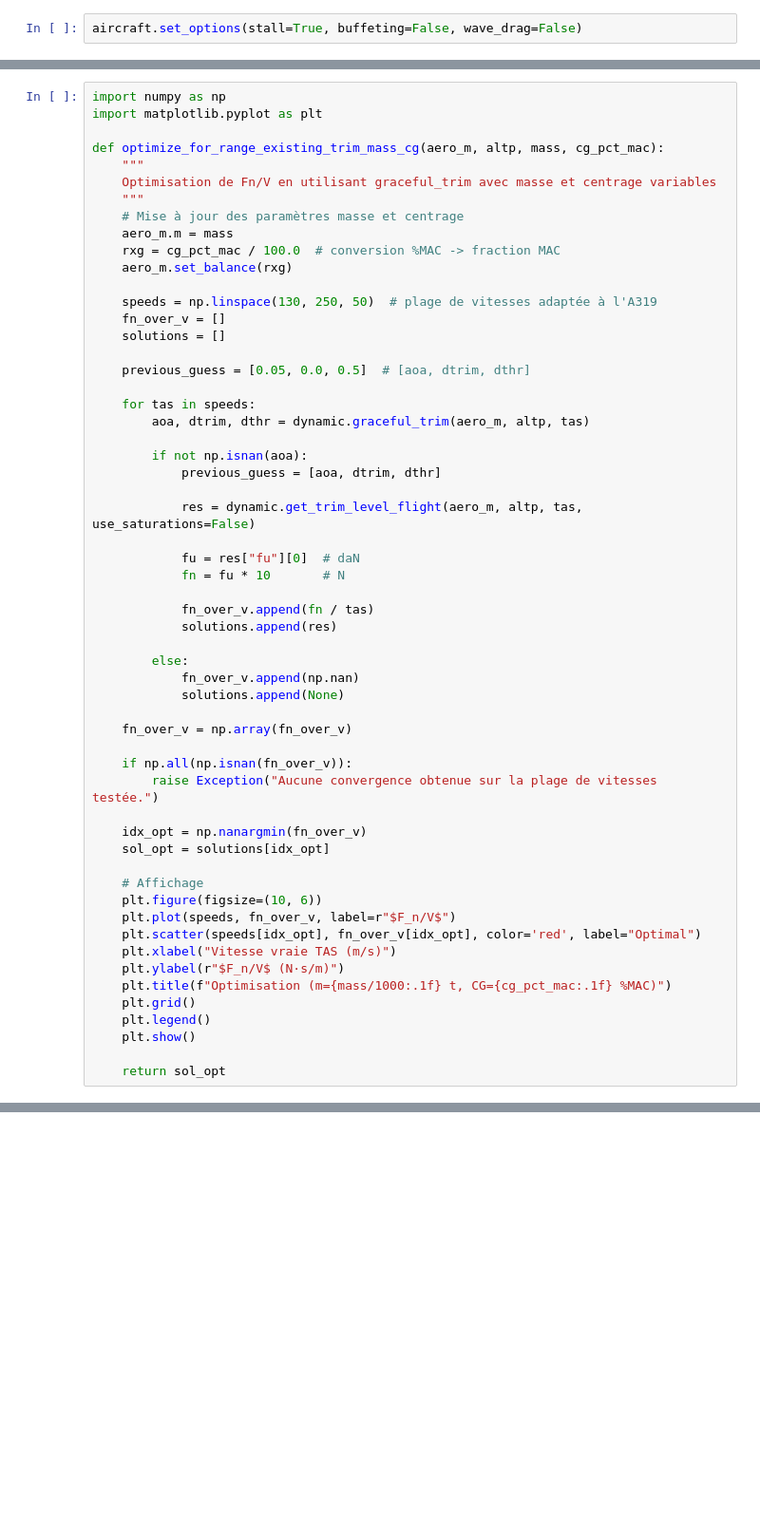
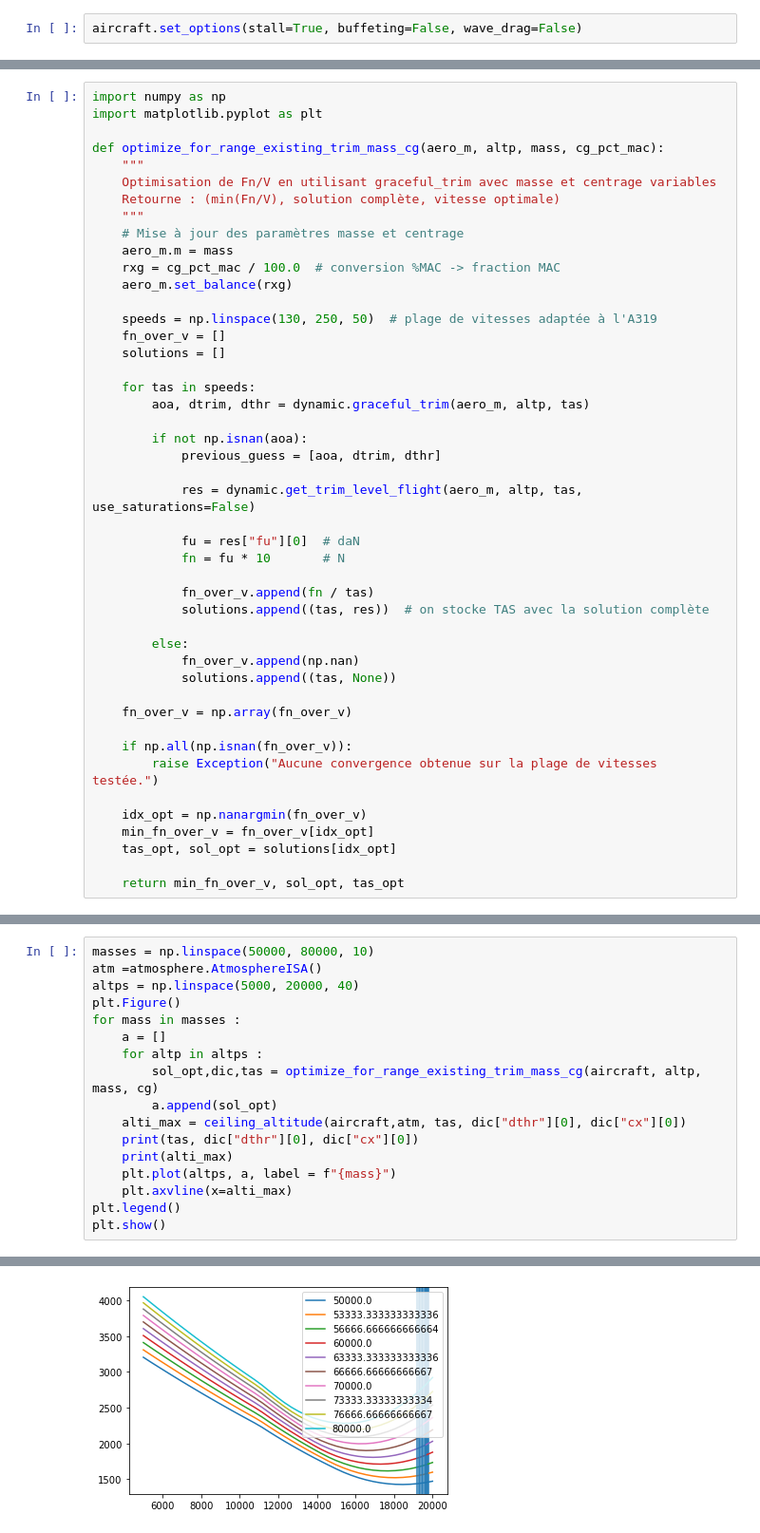
Before and after one commit to Math07170/BEAVION, a Jupyter notebook: new_rendu.ipynb, the cells around one changed output, grey strips where cells are left out. Shown at 95% size. Cells and saved outputs as stored; diff of their text form; blank space fills up the shorter version.

```diff
--- a/new_rendu.ipynb
+++ b/new_rendu.ipynb
@@ -15,6 +83,7 @@ import matplotlib.pyplot as plt
 def optimize_for_range_existing_trim_mass_cg(aero_m, altp, mass, cg_pct_mac):
     """
     Optimisation de Fn/V en utilisant graceful_trim avec masse et centrage variables
+    Retourne : (min(Fn/V), solution complète, vitesse optimale)
     """
     # Mise à jour des paramètres masse et centrage
     aero_m.m = mass
@@ -24,8 +93,6 @@ def optimize_for_range_existing_trim_mass_cg(aero_m, altp, mass, cg_pct_mac):
     speeds = np.linspace(130, 250, 50)  # plage de vitesses adaptée à l'A319
     fn_over_v = []
     solutions = []
-
-    previous_guess = [0.05, 0.0, 0.5]  # [aoa, dtrim, dthr]
 
     for tas in speeds:
         aoa, dtrim, dthr = dynamic.graceful_trim(aero_m, altp, tas)
@@ -39,11 +106,11 @@ def optimize_for_range_existing_trim_mass_cg(aero_m, altp, mass, cg_pct_mac):
             fn = fu * 10       # N
 
             fn_over_v.append(fn / tas)
-            solutions.append(res)
+            solutions.append((tas, res))  # on stocke TAS avec la solution complète
 
         else:
             fn_over_v.append(np.nan)
-            solutions.append(None)
+            solutions.append((tas, None))
 
     fn_over_v = np.array(fn_over_v)
 
@@ -51,20 +118,10 @@ def optimize_for_range_existing_trim_mass_cg(aero_m, altp, mass, cg_pct_mac):
         raise Exception("Aucune convergence obtenue sur la plage de vitesses testée.")
 
     idx_opt = np.nanargmin(fn_over_v)
-    sol_opt = solutions[idx_opt]
+    min_fn_over_v = fn_over_v[idx_opt]
+    tas_opt, sol_opt = solutions[idx_opt]
 
-    # Affichage
-    plt.figure(figsize=(10, 6))
-    plt.plot(speeds, fn_over_v, label=r"$F_n/V$")
-    plt.scatter(speeds[idx_opt], fn_over_v[idx_opt], color='red', label="Optimal")
-    plt.xlabel("Vitesse vraie TAS (m/s)")
-    plt.ylabel(r"$F_n/V$ (N·s/m)")
-    plt.title(f"Optimisation (m={mass/1000:.1f} t, CG={cg_pct_mac:.1f} %MAC)")
-    plt.grid()
-    plt.legend()
-    plt.show()
-
-    return sol_opt
+    return min_fn_over_v, sol_opt, tas_opt
 # %%
 aircraft = aero_model.Airbus_A319_100()
 altp = 5000      # altitude en m
@@ -78,0 +214,18 @@ sol_opt = optimize_for_range_existing_trim_mass_cg(aircraft, altp, mass, cg)
+# %%
+masses = np.linspace(50000, 80000, 10)
+atm =atmosphere.AtmosphereISA()
+altps = np.linspace(5000, 20000, 40)
+plt.Figure()
+for mass in masses :
+    a = []
+    for altp in altps :
+        sol_opt,dic,tas = optimize_for_range_existing_trim_mass_cg(aircraft, altp, mass, cg)
+        a.append(sol_opt)
+    alti_max = ceiling_altitude(aircraft,atm, tas, dic["dthr"][0], dic["cx"][0])
+    print(tas, dic["dthr"][0], dic["cx"][0])
+    print(alti_max)
+    plt.plot(altps, a, label = f"{mass}")
+    plt.axvline(x=alti_max)
+plt.legend()
+plt.show()
+# %% [output]
@@ -78,0 +252 @@ sol_opt = optimize_for_range_existing_trim_mass_cg(aircraft, altp, mass, cg)
+[figure, added]
```
Also changed, not shown: parts of 6 cells of this notebook, 2 other files.
